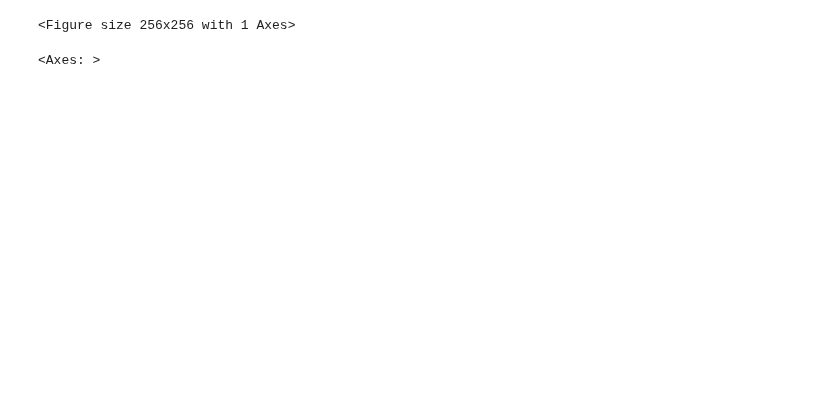
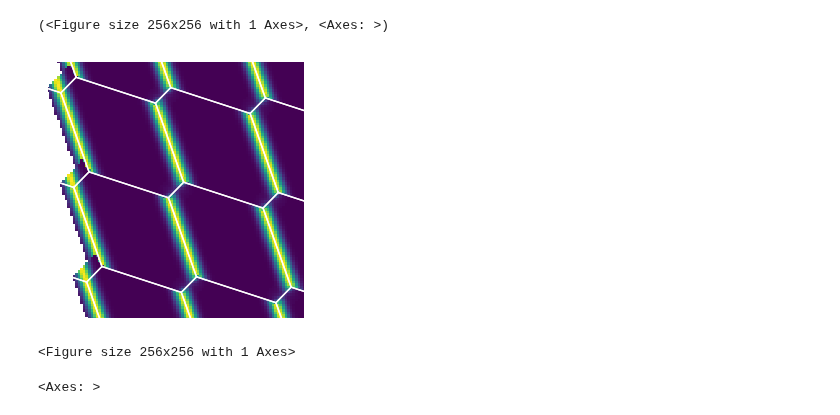
Before and after one commit to KREFT-QS-13/learning-QDs-parameters, a Jupyter notebook: exampleJK.ipynb, the cells around one changed output. Drawn from its saved outputs; the diff is of its cells as text; code cells hidden in the pictures; blank space fills up the shorter version.

```diff
--- a/exampleJK.ipynb
+++ b/exampleJK.ipynb
@@ -17,8 +48,4 @@ ModuleNotFoundError: No module named 'h5py'
 # %%
-C_DD, C_DG = u.generate_capacitance_matrices()
-tcs = np.zeros((c.K,c.K))
-# tcs[0,1] = 50*1e-6
-# tcs[1,0] = 50*1e-6
 
 capacitance_config = {
         "C_DD" : C_DD,  #dot-dot capacitance matrix
@@ -27,14 +54,14 @@ capacitance_config = {
 }
 
 tunneling_config = {
-        "tunnel_couplings": tcs, #tunnel coupling matrix
+        "tunnel_couplings": tunnel_couplings, #tunnel coupling matrix
         "temperature": 0.1,                   #temperature in Kelvin
         "energy_range_factor": 5,  #energy scale for the Hamiltonian generation. NOTE: Smaller -> faster but less accurate computation
 }
 
 sensor_config = {
-        "sensor_dot_indices": [1],  #Indices of the sensor dots
-        "sensor_detunings": [-0.0005],  #Detuning of the sensor dots
+        "sensor_dot_indices": [0],  #Indices of the sensor dots
+        "sensor_detunings": [+0.06],  #Detuning of the sensor dots
         "noise_amplitude": {"fast_noise": 0.8*1e-6, "slow_noise": 1e-8}, #Noise amplitude for the sensor dots in eV
         "peak_width_multiplier": 15,  #Width of the sensor peaks in the units of thermal broadening m *kB*T/0.61.
 }
@@ -72,0 +90,4 @@ plot, ax = u.plot_CSD(xks, yks, sensor_signalexp[:,:,0], polytopesks)
+# %%
+experiment = Experiment(capacitance_config=capacitance_config,
+                        tunneling_config=tunneling_config,
+                        sensor_config=sensor_config)
@@ -72,0 +112,9 @@ plot, ax = u.plot_CSD(xks, yks, sensor_signalexp[:,:,0], polytopesks)
+# %%
+xexp, yexp, _, polytopesexp, sensor_signalexp, _ = experiment.generate_CSD(
+                                                plane_axes = np.array([[1,0,0],[0,1,0]]), # vectors spanning the cut in voltage space
+                                                target_state = [3,2,3],  # target state for transition
+                                                target_transition = [-1,1,0], #target transition from target state, here transition to [2,3,2,3,5,5]
+                                                x_voltages=np.linspace(-0.02, 0.02, 100), #voltage range for x-axis
+                                                y_voltages=np.linspace(-0.02, 0.02, 100), #voltage range for y-axis
+                                                compute_polytopes = True, #compute the corners of constant occupation
+                                                use_sensor_signal=True) #use the sensor signals
@@ -73,3 +139,8 @@ plot, ax = u.plot_CSD(xks, yks, sensor_signalexp[:,:,0], polytopesks)
+# %%
+u.plot_CSD(xexp, yexp, sensor_signalexp[:,:,0], polytopesexp)
+# %% [output]
+(<Figure size 256x256 with 1 Axes>, <Axes: >)
+[figure, added]
 # %%
 plot
 # %% [output]
```
Also changed, not shown: parts of 8 cells of this notebook.
